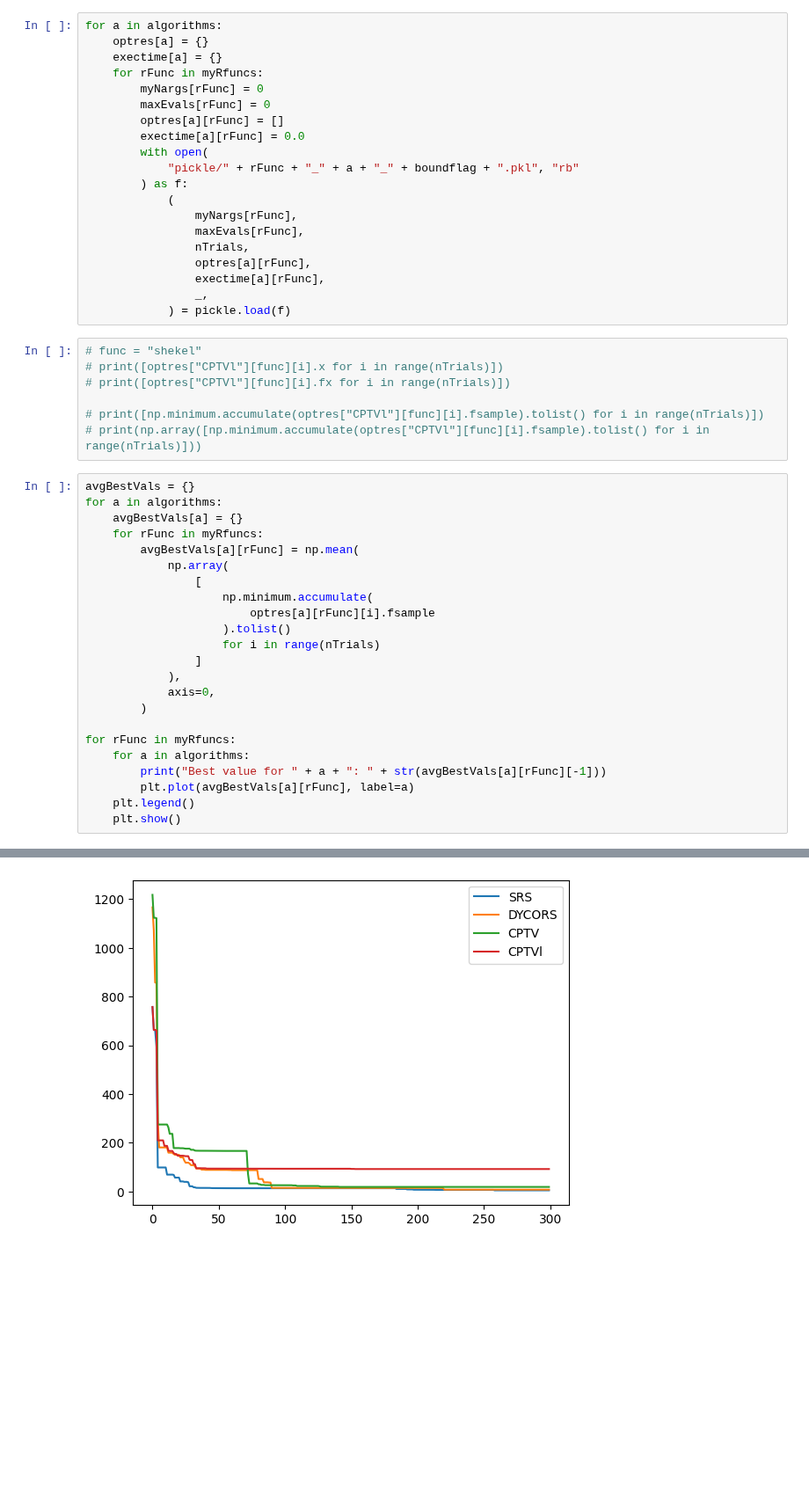
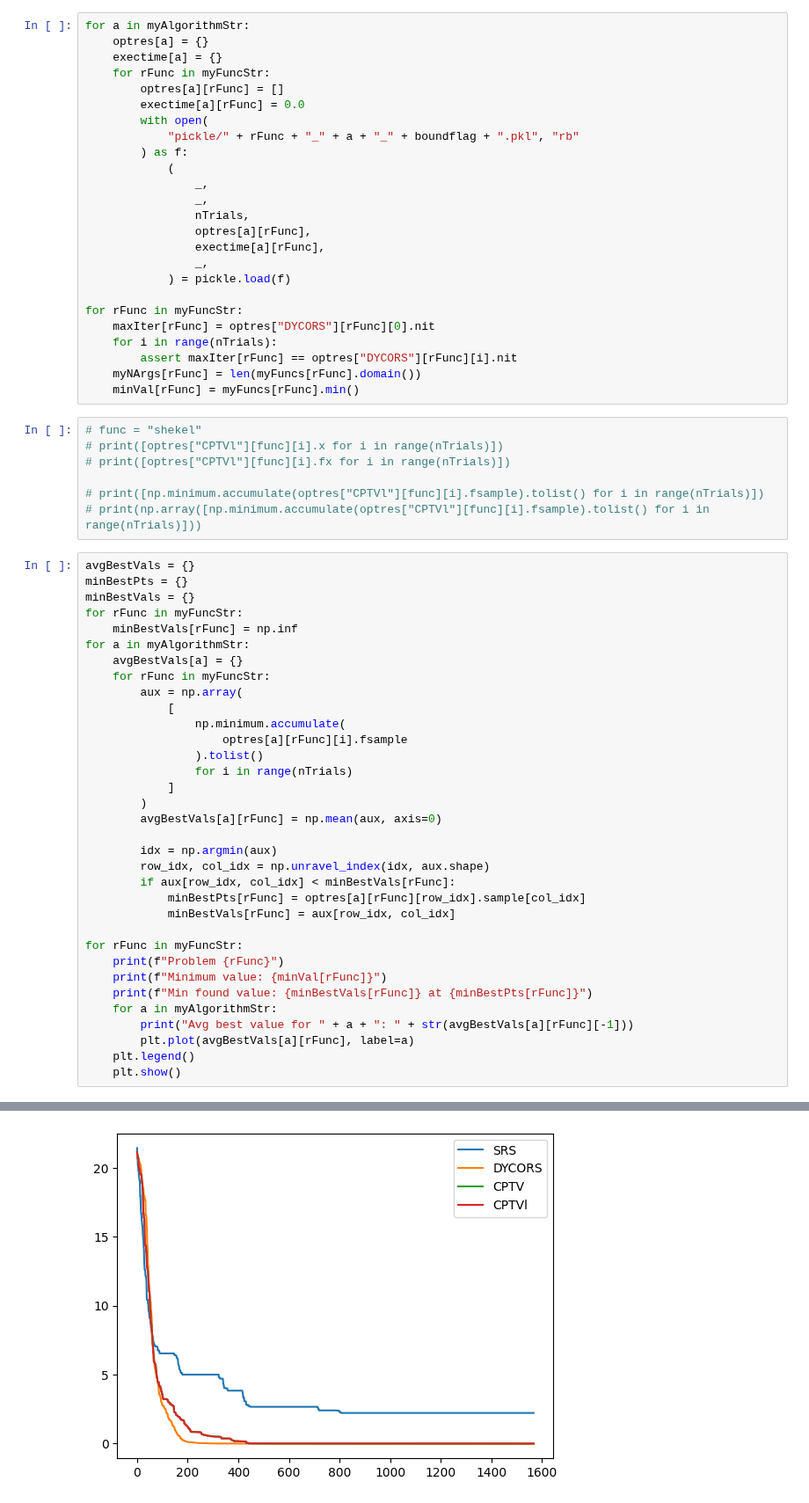
Before and after one commit to NREL/bbopt, a Jupyter notebook: examples/vlse_benchmark/vlse_bench.ipynb, the cells around one changed output, grey strips where cells are left out. Shown at 88% size. Cells and saved outputs as stored; diff of their text form; blank space fills up the shorter version.

```diff
--- a/examples/vlse_benchmark/vlse_bench.ipynb
+++ b/examples/vlse_benchmark/vlse_bench.ipynb
@@ -73,23 +75,28 @@ exectime = {}
 # %%
-for a in algorithms:
+for a in myAlgorithmStr:
     optres[a] = {}
     exectime[a] = {}
-    for rFunc in myRfuncs:
-        myNargs[rFunc] = 0
-        maxEvals[rFunc] = 0
+    for rFunc in myFuncStr:
         optres[a][rFunc] = []
         exectime[a][rFunc] = 0.0
         with open(
             "pickle/" + rFunc + "_" + a + "_" + boundflag + ".pkl", "rb"
         ) as f:
             (
-                myNargs[rFunc],
-                maxEvals[rFunc],
+                _,
+                _,
                 nTrials,
                 optres[a][rFunc],
                 exectime[a][rFunc],
                 _,
             ) = pickle.load(f)
+
+for rFunc in myFuncStr:
+    maxIter[rFunc] = optres["DYCORS"][rFunc][0].nit
+    for i in range(nTrials):
+        assert maxIter[rFunc] == optres["DYCORS"][rFunc][i].nit
+    myNArgs[rFunc] = len(myFuncs[rFunc].domain())
+    minVal[rFunc] = myFuncs[rFunc].min()
 # %%
 # func = "shekel"
 # print([optres["CPTVl"][func][i].x for i in range(nTrials)])
@@ -99,24 +106,35 @@ for a in algorithms:
 # print(np.array([np.minimum.accumulate(optres["CPTVl"][func][i].fsample).tolist() for i in range(nTrials)]))
 # %%
 avgBestVals = {}
-for a in algorithms:
+minBestPts = {}
+minBestVals = {}
+for rFunc in myFuncStr:
+    minBestVals[rFunc] = np.inf
+for a in myAlgorithmStr:
     avgBestVals[a] = {}
-    for rFunc in myRfuncs:
-        avgBestVals[a][rFunc] = np.mean(
-            np.array(
-                [
-                    np.minimum.accumulate(
-                        optres[a][rFunc][i].fsample
-                    ).tolist()
-                    for i in range(nTrials)
-                ]
-            ),
-            axis=0,
+    for rFunc in myFuncStr:
+        aux = np.array(
+            [
+                np.minimum.accumulate(
+                    optres[a][rFunc][i].fsample
+                ).tolist()
+                for i in range(nTrials)
+            ]
         )
+        avgBestVals[a][rFunc] = np.mean(aux, axis=0)
 
-for rFunc in myRfuncs:
-    for a in algorithms:
-        print("Best value for " + a + ": " + str(avgBestVals[a][rFunc][-1]))
+        idx = np.argmin(aux)
+        row_idx, col_idx = np.unravel_index(idx, aux.shape)
+        if aux[row_idx, col_idx] < minBestVals[rFunc]:
+            minBestPts[rFunc] = optres[a][rFunc][row_idx].sample[col_idx]
+            minBestVals[rFunc] = aux[row_idx, col_idx]
+
+for rFunc in myFuncStr:
+    print(f"Problem {rFunc}")
+    print(f"Minimum value: {minVal[rFunc]}")
+    print(f"Min found value: {minBestVals[rFunc]} at {minBestPts[rFunc]}")
+    for a in myAlgorithmStr:
+        print("Avg best value for " + a + ": " + str(avgBestVals[a][rFunc][-1]))
         plt.plot(avgBestVals[a][rFunc], label=a)
     plt.legend()
     plt.show()
@@ -148 +184 @@ Best value for CPTVl: 92.4995899034878
-[figure, old version]
+[figure, new version]
```
Also changed, not shown: parts of 6 cells of this notebook, 2 other files.
